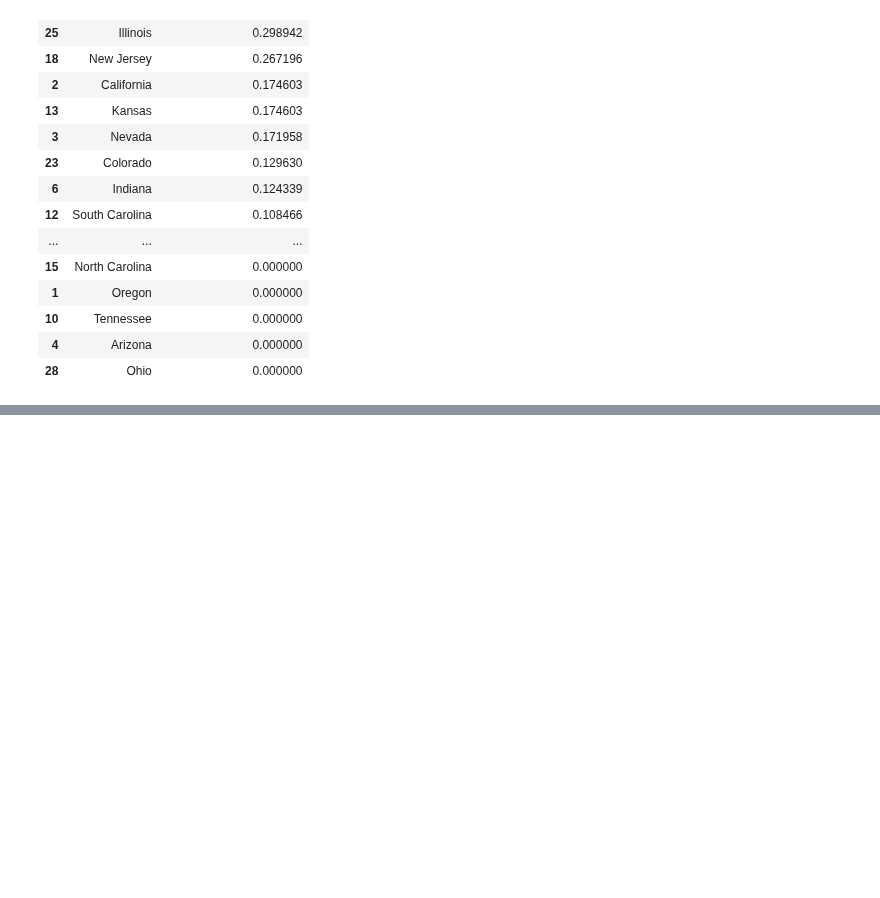
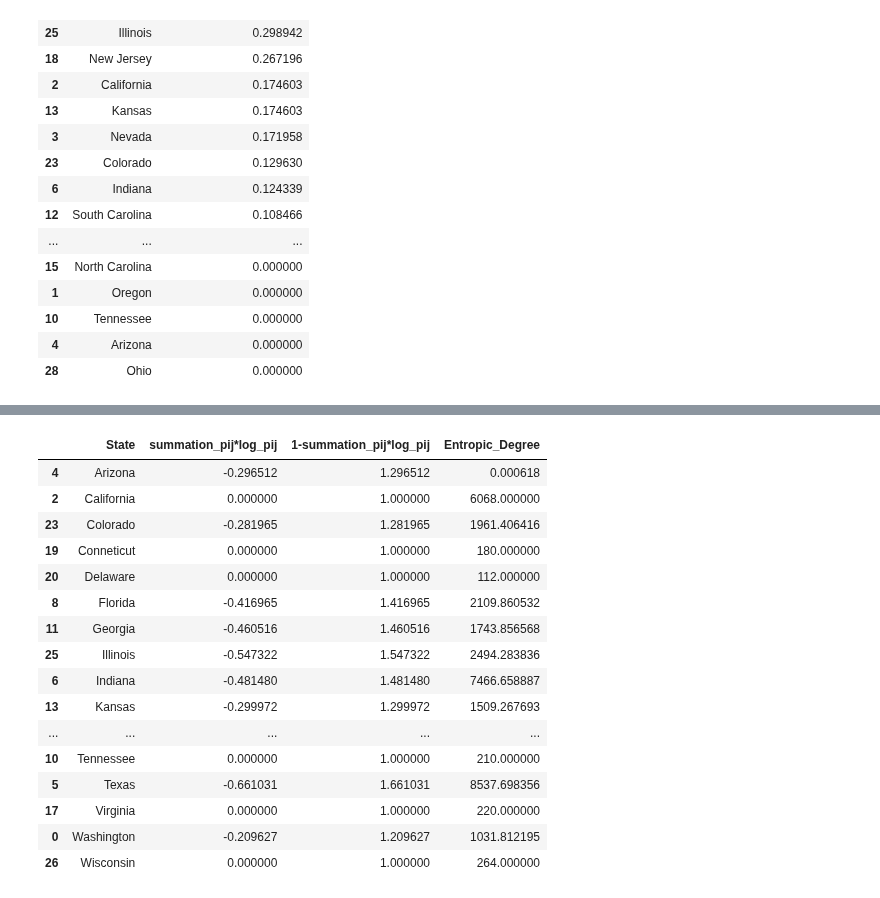
Before and after one commit to kelvinengee/network, a Jupyter notebook: Mississippi.ipynb, the cells around one changed output, grey strips where cells are left out. Drawn from its saved outputs; the diff is of its cells as text; code cells hidden in the pictures; blank space fills up the shorter version.

```diff
--- a/Mississippi.ipynb
+++ b/Mississippi.ipynb
@@ -252,0 +567,34 @@ df
+# %%
+df5 = [ArizonaArizona,
+CaliforniaCalifornia,
+ColoradoColorado,
+ConneticutConneticut,
+DelawareDelaware,
+FloridaFlorida,
+GeorgiaGeorgia,
+IllinoisIllinois,
+IndianaIndiana,
+KansasKansas,
+KentuckyKentucky,
+LouisianaLouisiana,
+MarylandMaryland,
+MassachusettsMassachusetts,
+MichiganMichigan,
+MinnesotaMinnesota,
+NevadaNevada,
+New_HampshireNew_Hampshire,
+New_JerseyNew_Jersey,
+North_CarolinaNorth_Carolina,
+OhioOhio,
+OregonOregon,
+PennsylvaniaPennsylvania,
+South_CarolinaSouth_Carolina,
+TennesseeTennessee,
+TexasTexas,
+VirginiaVirginia,
+WashingtonWashington,
+WisconsinWisconsin,]
+# %%
+df4['summation_pij*log_pij'] = df5
+# %%
+df4['1-summation_pij*log_pij'] = 1 - df4['summation_pij*log_pij']
@@ -252,0 +665,20 @@ df
+# %%
+df4
+# %% [output]
+|  | State | summation_pij*log_pij | 1-summation_pij*log_pij | Entropic_Degree |
+| 4 | Arizona | -0.296512 | 1.296512 | 0.000618 |
+| 2 | California | 0.000000 | 1.000000 | 6068.000000 |
+| 23 | Colorado | -0.281965 | 1.281965 | 1961.406416 |
+| 19 | Conneticut | 0.000000 | 1.000000 | 180.000000 |
+| 20 | Delaware | 0.000000 | 1.000000 | 112.000000 |
+| 8 | Florida | -0.416965 | 1.416965 | 2109.860532 |
+| 11 | Georgia | -0.460516 | 1.460516 | 1743.856568 |
+| 25 | Illinois | -0.547322 | 1.547322 | 2494.283836 |
+| 6 | Indiana | -0.481480 | 1.481480 | 7466.658887 |
+| 13 | Kansas | -0.299972 | 1.299972 | 1509.267693 |
+| ... | ... | ... | ... | ... |
+| 10 | Tennessee | 0.000000 | 1.000000 | 210.000000 |
+| 5 | Texas | -0.661031 | 1.661031 | 8537.698356 |
+| 17 | Virginia | 0.000000 | 1.000000 | 220.000000 |
+| 0 | Washington | -0.209627 | 1.209627 | 1031.812195 |
+| 26 | Wisconsin | 0.000000 | 1.000000 | 264.000000 |
```
Also changed, not shown: parts of 21 cells of this notebook.
